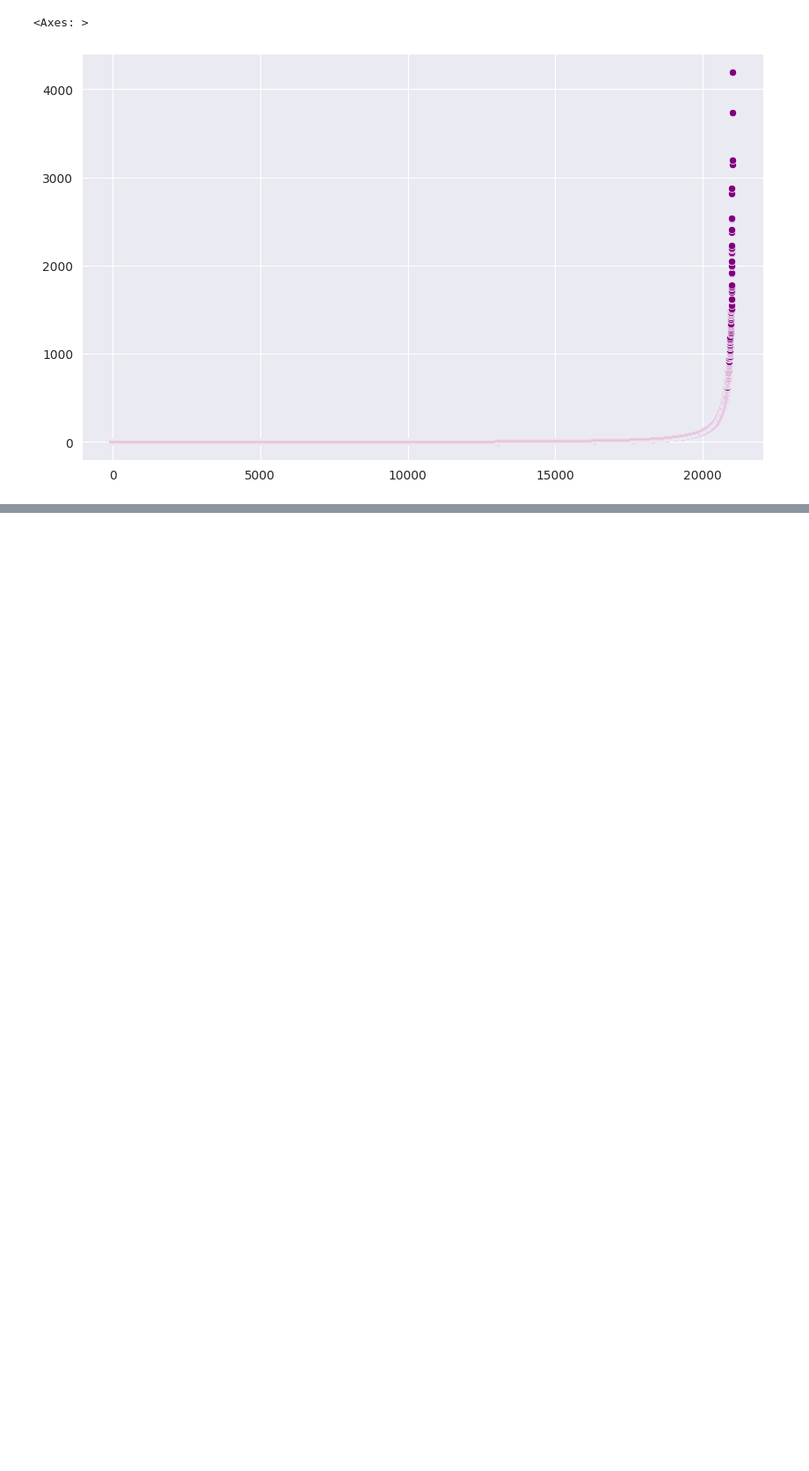
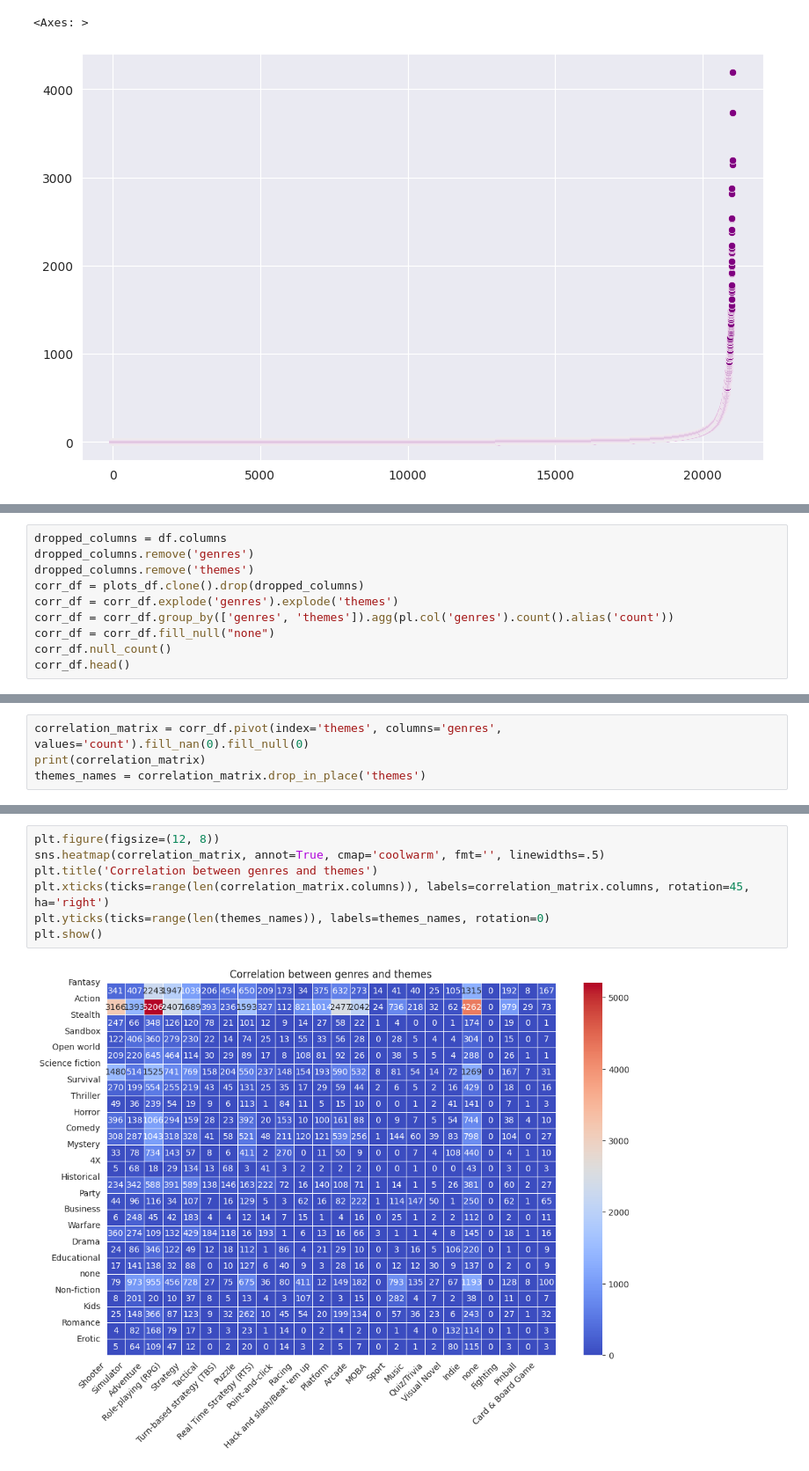
Before and after one commit to anekil/game-on, a Jupyter notebook: backend/website/recommendation/data_overview.ipynb, the cells around one changed output, grey strips where cells are left out. Shown: that part at 88% size. Cells and saved outputs as stored; diff of their text form; blank space fills up the shorter version.

Commit message:
added correlation between genres and themes plot

```diff
--- a/backend/website/recommendation/data_overview.ipynb
+++ b/backend/website/recommendation/data_overview.ipynb
@@ -140,0 +159,10 @@ shape: (24, 2)
+# %%
+dropped_columns = df.columns
+dropped_columns.remove('genres')
+dropped_columns.remove('themes')
+corr_df = plots_df.clone().drop(dropped_columns)
+corr_df = corr_df.explode('genres').explode('themes')
+corr_df = corr_df.group_by(['genres', 'themes']).agg(pl.col('genres').count().alias('count'))
+corr_df = corr_df.fill_null("none")
+corr_df.null_count()
+corr_df.head()
@@ -140,0 +178,4 @@ shape: (24, 2)
+# %%
+correlation_matrix = corr_df.pivot(index='themes', columns='genres', values='count').fill_nan(0).fill_null(0)
+print(correlation_matrix)
+themes_names = correlation_matrix.drop_in_place('themes')
@@ -141,3 +200,12 @@ shape: (24, 2)
+# %%
+plt.figure(figsize=(12, 8))
+sns.heatmap(correlation_matrix, annot=True, cmap='coolwarm', fmt='', linewidths=.5)
+plt.title('Correlation between genres and themes')
+plt.xticks(ticks=range(len(correlation_matrix.columns)), labels=correlation_matrix.columns, rotation=45, ha='right')
+plt.yticks(ticks=range(len(themes_names)), labels=themes_names, rotation=0)
+plt.show()
+# %% [output]
+[figure, added]
 # %%
 from numpy import digitize
 all_keywords = [keyword for sublist in df['keywords'].to_list() for keyword in sublist]
```
Also changed, not shown: parts of 8 cells of this notebook.
